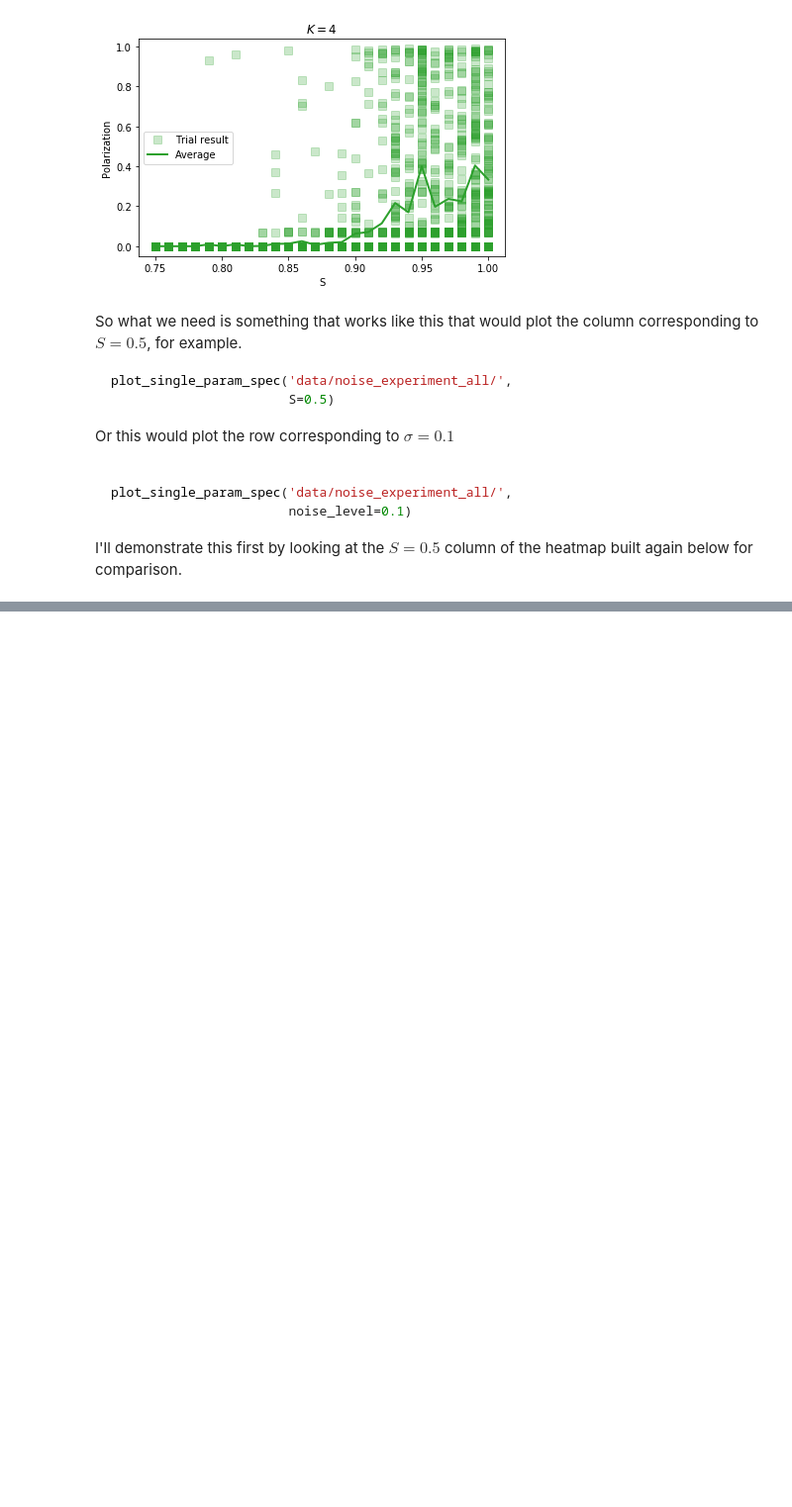
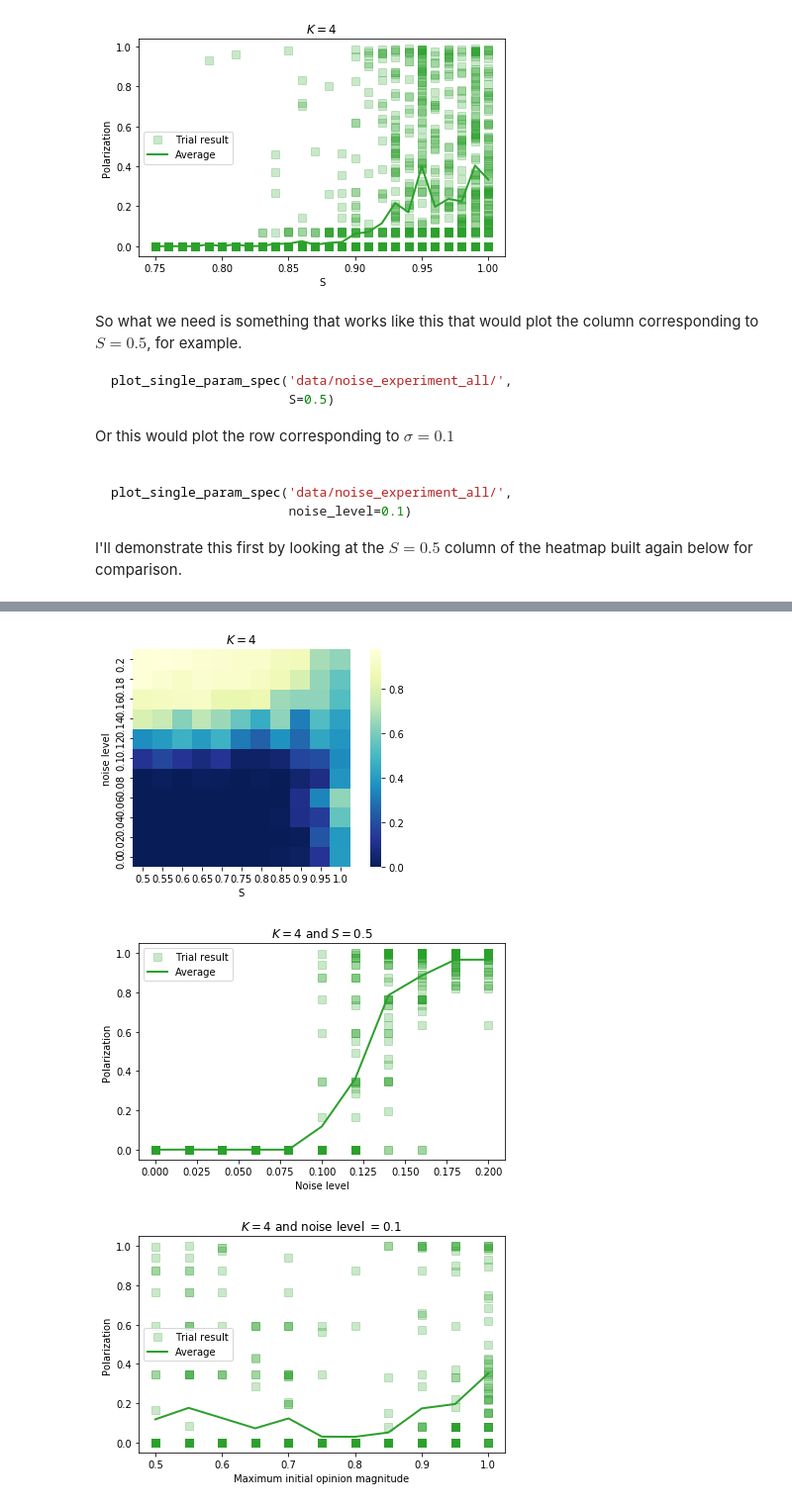
Before and after one commit to mt-digital/polarization, a Jupyter notebook: Complexity Noisy Comm. plots 4-21.ipynb, the cells around one changed output, grey strips where cells are left out. Shown: that part at 99% size. Drawn from its saved outputs; the diff is of its cells as text; code cells hidden in the pictures; blank space fills up the shorter version.

```diff
--- a/Complexity Noisy Comm. plots 4-21.ipynb
+++ b/Complexity Noisy Comm. plots 4-21.ipynb
@@ -71,0 +110,11 @@ plot_single_noise_param(ne_dir, 2, S=0.6)
+# %%
+K = 4
+plot_p_v_noise_and_k(ne_dir, Ks=[K])
+plt.figure()
+plot_single_noise_param(ne_dir, K, S=0.5)
+plt.figure()
+plot_single_noise_param(ne_dir, K, noise_level=0.10)
+# %% [output]
+[figure, added]
+[figure, added]
+[figure, added]
```
Also changed, not shown: parts of 10 cells of this notebook, 1 other file.
